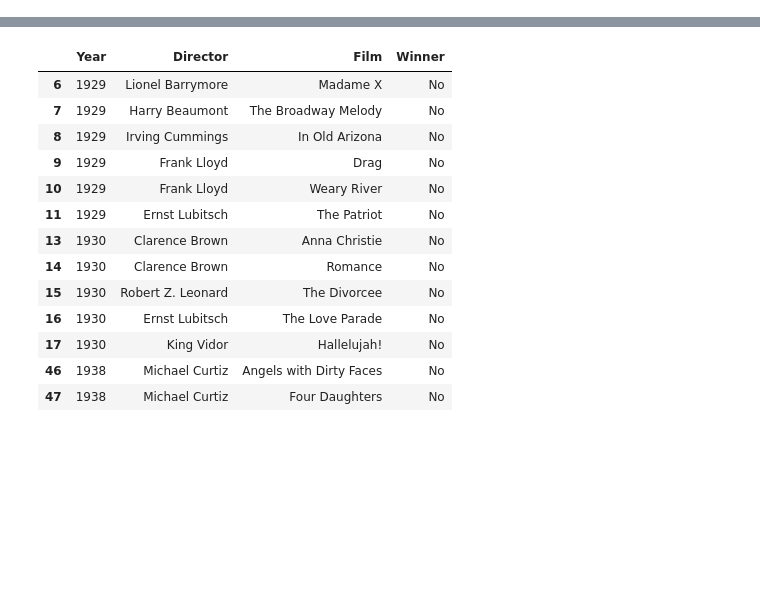
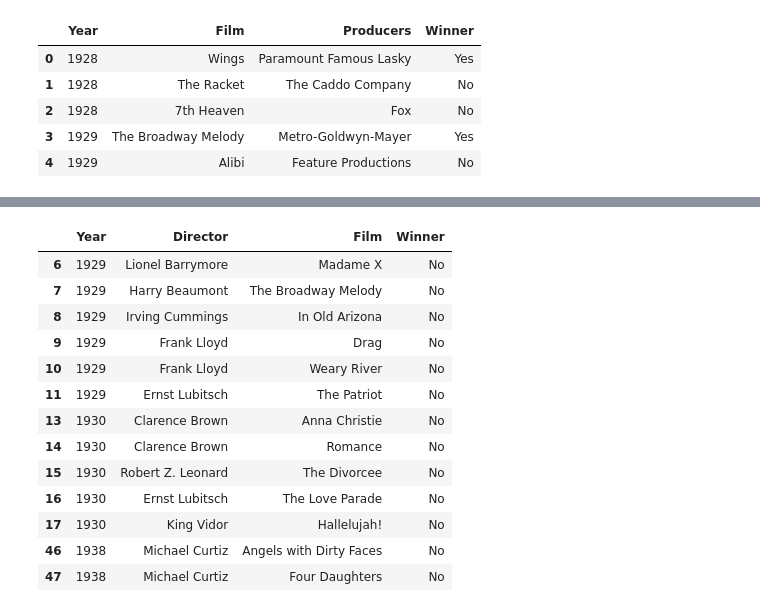
Before and after one commit to emmet-gingles/Jupyter-OscarWinners, a Jupyter notebook: Oscar_Nominees.ipynb, the cells around one changed output, grey strips where cells are left out. Drawn from its saved outputs; the diff is of its cells as text; code cells hidden in the pictures; blank space fills up the shorter version.

```diff
--- a/Oscar_Nominees.ipynb
+++ b/Oscar_Nominees.ipynb
@@ -59,0 +39,10 @@ df_picture.loc[df_picture["Winner"] == "Yes"]
+# %%
+# Show the first 5 rows of dataframe
+df_picture.head()
+# %% [output]
+|  | Year | Film | Producers | Winner |
+| 0 | 1928 | Wings | Paramount Famous Lasky | Yes |
+| 1 | 1928 | The Racket | The Caddo Company | No |
+| 2 | 1928 | 7th Heaven | Fox | No |
+| 3 | 1929 | The Broadway Melody | Metro-Goldwyn-Mayer | Yes |
+| 4 | 1929 | Alibi | Feature Productions | No |
```
Also changed, not shown: parts of 47 cells of this notebook, 1 other file.
